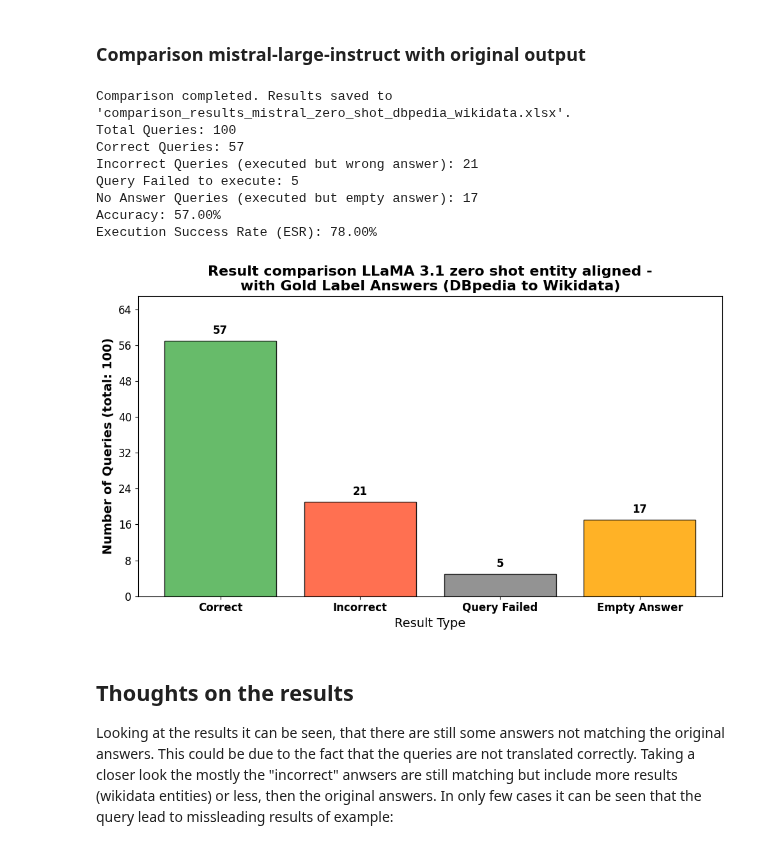
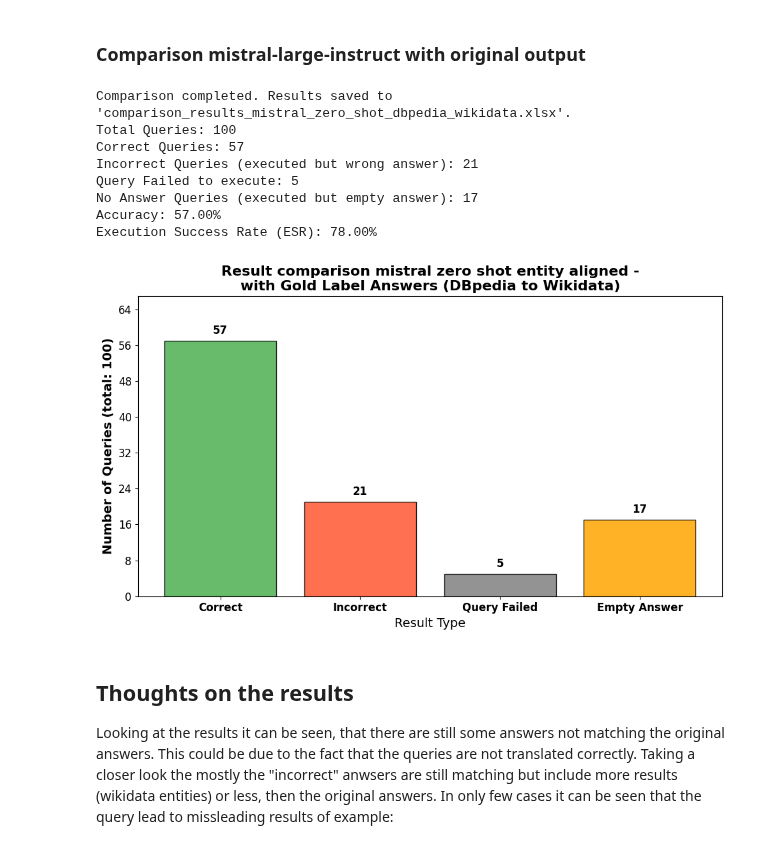
Before and after one commit to semantic-systems/Automatic-SPARQL-translation, a Jupyter notebook: QALD9-Plus-testing/zero-shot-entity-aligned/dbpedia-to-wikidata/zero_shot_entity_aligned_dbpedia_to_wikidata.ipynb, the cells around one changed output. Saved outputs shown, nothing was run; the diff lists cells and outputs as text; code cells hidden in the pictures.

```diff
--- a/QALD9-Plus-testing/zero-shot-entity-aligned/dbpedia-to-wikidata/zero_shot_entity_aligned_dbpedia_to_wikidata.ipynb
+++ b/QALD9-Plus-testing/zero-shot-entity-aligned/dbpedia-to-wikidata/zero_shot_entity_aligned_dbpedia_to_wikidata.ipynb
@@ -979,14 +977,14 @@ Execution Success Rate (ESR): 25.00%
 # %%
 # Define file paths
 solution_file_path = "../../../data/100_complete_entries_solution.json"
-lama_output_file_path = "wikidata_query_results_mistral.json"
+mistral_output_file_path = "wikidata_query_results_mistral.json"
 
 # Load datasets
 with open(solution_file_path, 'r') as f:
     solution_data = json.load(f)
 
-with open(lama_output_file_path, 'r') as f:
-    lama_output_data = json.load(f)
+with open(mistral_output_file_path, 'r') as f:
+    mistral_output_data = json.load(f)
 
 # Initialize comparison results
 comparison_results = []
@@ -995,33 +993,33 @@ comparison_results = []
 solution_mapping = {entry['question']: entry['wikidata_results'] for entry in solution_data}
 
 # Compare answers
-total_questions = len(lama_output_data)
+total_questions = len(mistral_output_data)
 correct_count = 0
 incorrect_count = 0
 query_failed_count = 0
 no_answer_count = 0
 successful_executions = 0  # To calculate Execution Success Rate (ESR)
 
-for lama_entry in lama_output_data:
-    question = lama_entry.get("natural_language_question")
-    lama_answers = lama_entry.get("answers", [])
+for mistral_entry in mistral_output_data:
+    question = mistral_entry.get("natural_language_question")
+    mistral_answers = mistral_entry.get("answers", [])
 
     # Count query failures and no answers
-    if "Query failed" in lama_answers:
+    if "Query failed" in mistral_answers:
         query_failed_count += 1
         continue
-    if "No answer" in lama_answers:
+    if "No answer" in mistral_answers:
         no_answer_count += 1
         continue
 
     expected_answers = solution_mapping.get(question)
     if expected_answers:
         # Check if all expected answers are in the LLM output and vice versa (ignoring order)
-        is_correct = set(expected_answers) == set(lama_answers)
+        is_correct = set(expected_answers) == set(mistral_answers)
         comparison_results.append({
             "question": question,
             "expected_answers": expected_answers,
-            "lama_answers": lama_answers,
+            "mistral_answers": mistral_answers,
             "is_correct": is_correct
         })
         if is_correct:
@@ -1030,7 +1028,7 @@ for lama_entry in lama_output_data:
             incorrect_count += 1
 
     # Count successful query executions (any result other than "Query failed")
-    if lama_answers and "Query failed" not in lama_answers:
+    if mistral_answers and "Query failed" not in mistral_answers:
         successful_executions += 1
 
 # Save the results to an Excel file for review
@@ -1064,35 +1062,35 @@ bars = ax.bar(categories, counts, color=colors, alpha=0.85, edgecolor='black')
 # Annotate bars with their values
 for bar in bars:
     height = bar.get_height()
     ax.text(bar.get_x() + bar.get_width() / 2, height + 1, str(height), ha='center', va='bottom', fontsize=12, fontweight='bold')
 
 # Configure y-axis to show only integer values with total queries in parentheses
 ax.yaxis.set_major_locator(plt.MaxNLocator(integer=True))
 ax.set_ylabel(f'Number of Queries (total: {total_questions})', fontsize=14, fontweight='bold')
 
 # Add title and labels with improved aesthetics
-plt.title('Result comparison LLaMA 3.1 zero shot entity aligned -\nwith Gold Label Answers (DBpedia to Wikidata)', fontsize=16, fontweight='bold')
+plt.title('Result comparison mistral zero shot entity aligned -\nwith Gold Label Answers (DBpedia to Wikidata)', fontsize=16, fontweight='bold')
 plt.xlabel('Result Type', fontsize=14)
 
 # Enhance visual appeal
 plt.grid(axis='y', linestyle='', alpha=0.7)
 plt.xticks(fontsize=12, fontweight='bold')
 plt.yticks(fontsize=12)
 plt.ylim(0, max(counts) + 10)
 
 # Show the plot
 plt.tight_layout()
 plt.show()
 # %% [output]
 Comparison completed. Results saved to 'comparison_results_mistral_zero_shot_dbpedia_wikidata.xlsx'.
 Total Queries: 100
 Correct Queries: 57
 Incorrect Queries (executed but wrong answer): 21
 Query Failed to execute: 5
 No Answer Queries (executed but empty answer): 17
 Accuracy: 57.00%
 Execution Success Rate (ESR): 78.00%
-[figure, old version]
+[figure, new version]
 # %% [markdown]
 ## Thoughts on the results
 Looking at the results it can be seen, that there are still some answers not matching the original answers. This could be due to the fact that the queries are not translated correctly. Taking a closer look the mostly the "incorrect" anwsers are still matching but include more results (wikidata entities) or less, then the original answers. In only few cases it can be seen that the query lead to missleading results of example:
```
Also changed, not shown: parts of 1 cell of this notebook, 3 other files.
